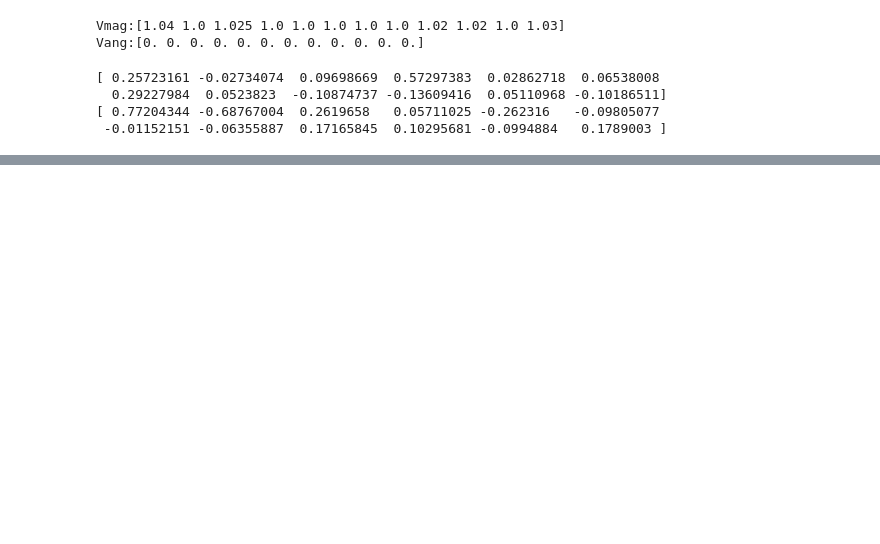
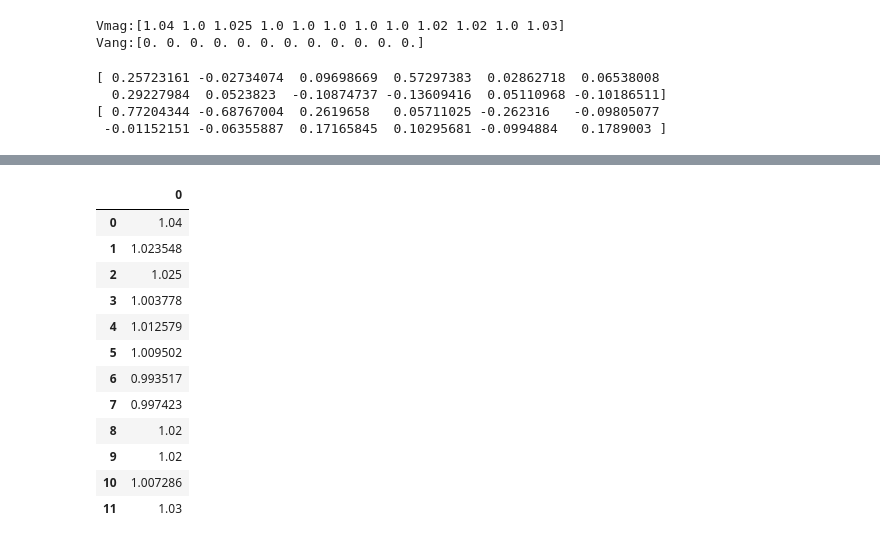
Before and after one commit to klamateur/EE454Project, a Jupyter notebook: EE454_Final Project.ipynb, the cells around one changed output, grey strips where cells are left out. Drawn from its saved outputs; the diff is of its cells as text; code cells hidden in the pictures; blank space fills up the shorter version.

```diff
--- a/EE454_Final Project.ipynb
+++ b/EE454_Final Project.ipynb
@@ -78,8 +89,8 @@ def create_Y_matrix(busdata, linedata):
 
     # (commented out as optional)
     # Get the conductance (G) and susceptance (B) seperately
-    G = np.real(Y)
-    B = np.imag(Y)
+#     G = np.real(Y)
+#     B = np.imag(Y)
 
     return Y
 # %%
@@ -388,8 +399,8 @@ def LMatrix (G, B, vpu, theta):
 
 
             if (i != k and i in cols):
-                L[r,c] = vpu[k]*(G[k, i]*math.sin(math.radians(theta[k]-theta[i]))-B[k, i]*
-                                            math.cos(math.radians(theta[k]-theta[i])))
+                L[r,c] = vpu[k]*(G[k, i]*math.sin((theta[k]-theta[i]))-B[k, i]*
+                                            math.cos((theta[k]-theta[i])))
 #                 print("L has been printed at " + str(r) + " " + str(c))
 
             elif (i == k and i in cols):
@@ -397,8 +408,8 @@ def LMatrix (G, B, vpu, theta):
                     matchCol = c
 
             if (i != k):
-                sum += vpu[i]*(G[k, i]*math.sin(math.radians(theta[k]-theta[i]))-B[k, i]*
-                                            math.cos(math.radians(theta[k]-theta[i])))
+                sum += vpu[i]*(G[k, i]*math.sin((theta[k]-theta[i]))-B[k, i]*
+                                            math.cos((theta[k]-theta[i])))
 
             if i in cols:
                 c += 1
@@ -520,35 +474,43 @@ def NR (vpu, G, B, theta, pgen, pload, qload):
     currentPMismatch = allPmis
     currentQMismatch = allQmis
 
-    print(currentPMismatch)
-    print(currentQMismatch)
+    print("P mismatch is " + str(currentPMismatch[twoToN]))
+    print("Q mismatch is " + str(currentQMismatch[PQind]))
 
     notSmall = True
 
     while(notSmall):
-
         J = build_jacobian(G, B, newV, newTheta)
-
         delta = np.matmul(inv(J), np.concatenate((currentPMismatch[twoToN], currentQMismatch[PQind])))
 
-    #     print(delta)
-    #     print(delta[0:len(twoToN)])
-    #     print(delta[len(twoToN):])
+#         print("delta is " + str(delta))
+# #         print(delta[0:len(twoToN)])
+# #         print(delta[len(twoToN):])
 
-        newTheta[twoToN] = newTheta[twoToN]-delta[0:len(twoToN)]
+
+#         print("newV is " + str(newV) )
+
+#         print("newT is " + str(newTheta))
+
+        newTheta[twoToN] = newTheta[twoToN]-(delta[0:len(twoToN)])
 
         newV[PQind] = newV[PQind] - delta[len(twoToN):]
+
 
         currentPMismatch = Pmismatches(newV, G, B, newTheta, pgen, pload)
         currentQMismatch = Qmismatches(newV, G, B, newTheta, qload)
 
-        print(currentPMismatch)
-        print(currentQMismatch)
+        print("P mismatch is " + str(currentPMismatch[twoToN]))
+        print("Q mismatch is " + str(currentQMismatch[PQind]))
+#         print("newV is " + str(newV) )
 
-        if(np.all(np.abs(currentPMismatch) <= 0.1) and np.all(np.abs(currentQMismatch) <= 0.1)):
+#         print("newT is " + str(newTheta) )
+
+        if(np.all(np.abs(currentPMismatch[twoToN]) <= .001) and np.all(np.abs(currentQMismatch[PQind]) <= .001)):
             notSmall = False
 
 
+
     return newV, newTheta
 # %%
 newV, newTheta = NR(V_mag, G, B, V_ang, P_Gen, P_Load, Q_Load)
@@ -581,0 +531,16 @@ print(a.shape)
+# %%
+pd.DataFrame(newV)
+# %% [output]
+|  | 0 |
+| 0 | 1.04 |
+| 1 | 1.023548 |
+| 2 | 1.025 |
+| 3 | 1.003778 |
+| 4 | 1.012579 |
+| 5 | 1.009502 |
+| 6 | 0.993517 |
+| 7 | 0.997423 |
+| 8 | 1.02 |
+| 9 | 1.02 |
+| 10 | 1.007286 |
+| 11 | 1.03 |
```
Also changed, not shown: parts of 19 cells of this notebook, 2 other files.
